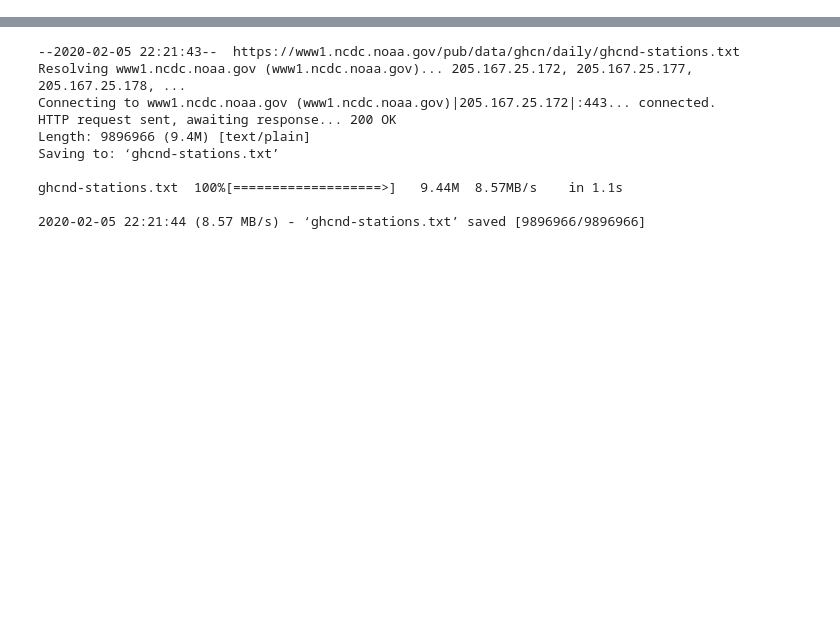
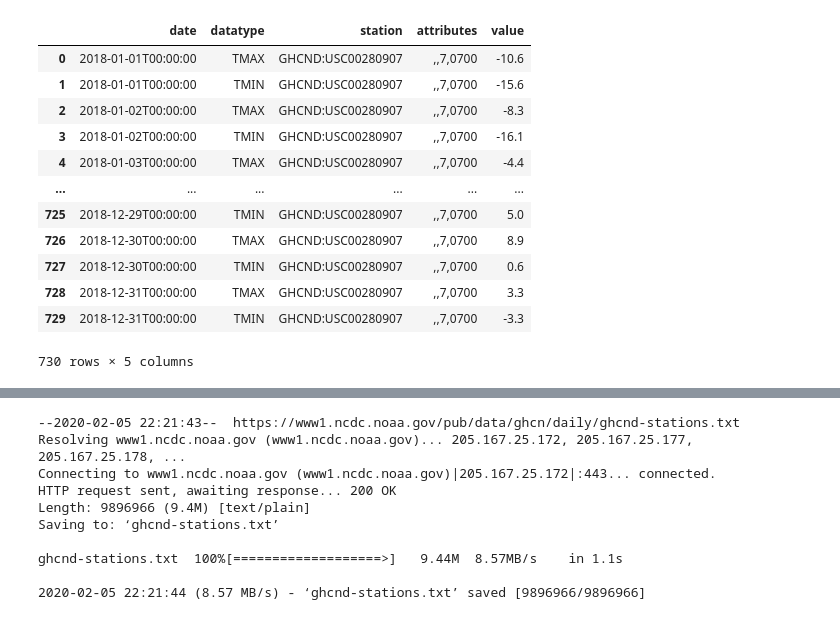
Before and after one commit to cathyxinchangli/ATMS-597-SP-2020, a Jupyter notebook: ATMS-597-SP-2020-Project-2/Project2.ipynb, the cells around one changed output, grey strips where cells are left out. Drawn from its saved outputs; the diff is of its cells as text; code cells hidden in the pictures; blank space fills up the shorter version.

```diff
--- a/ATMS-597-SP-2020-Project-2/Project2.ipynb
+++ b/ATMS-597-SP-2020-Project-2/Project2.ipynb
@@ -34,0 +98,17 @@ def make_request(endpoint, payload=None):
+# %%
+df = pd.DataFrame(results)
+df
+# %% [output]
+|  | date | datatype | station | attributes | value |
+| 0 | 2018-01-01T00:00:00 | TMAX | GHCND:USC00280907 | ,,7,0700 | -10.6 |
+| 1 | 2018-01-01T00:00:00 | TMIN | GHCND:USC00280907 | ,,7,0700 | -15.6 |
+| 2 | 2018-01-02T00:00:00 | TMAX | GHCND:USC00280907 | ,,7,0700 | -8.3 |
+| 3 | 2018-01-02T00:00:00 | TMIN | GHCND:USC00280907 | ,,7,0700 | -16.1 |
+| 4 | 2018-01-03T00:00:00 | TMAX | GHCND:USC00280907 | ,,7,0700 | -4.4 |
+| ... | ... | ... | ... | ... | ... |
+| 725 | 2018-12-29T00:00:00 | TMIN | GHCND:USC00280907 | ,,7,0700 | 5.0 |
+| 726 | 2018-12-30T00:00:00 | TMAX | GHCND:USC00280907 | ,,7,0700 | 8.9 |
+| 727 | 2018-12-30T00:00:00 | TMIN | GHCND:USC00280907 | ,,7,0700 | 0.6 |
+| 728 | 2018-12-31T00:00:00 | TMAX | GHCND:USC00280907 | ,,7,0700 | 3.3 |
+| 729 | 2018-12-31T00:00:00 | TMIN | GHCND:USC00280907 | ,,7,0700 | -3.3 |
+730 rows × 5 columns
```
Also changed, not shown: parts of 8 cells of this notebook.
